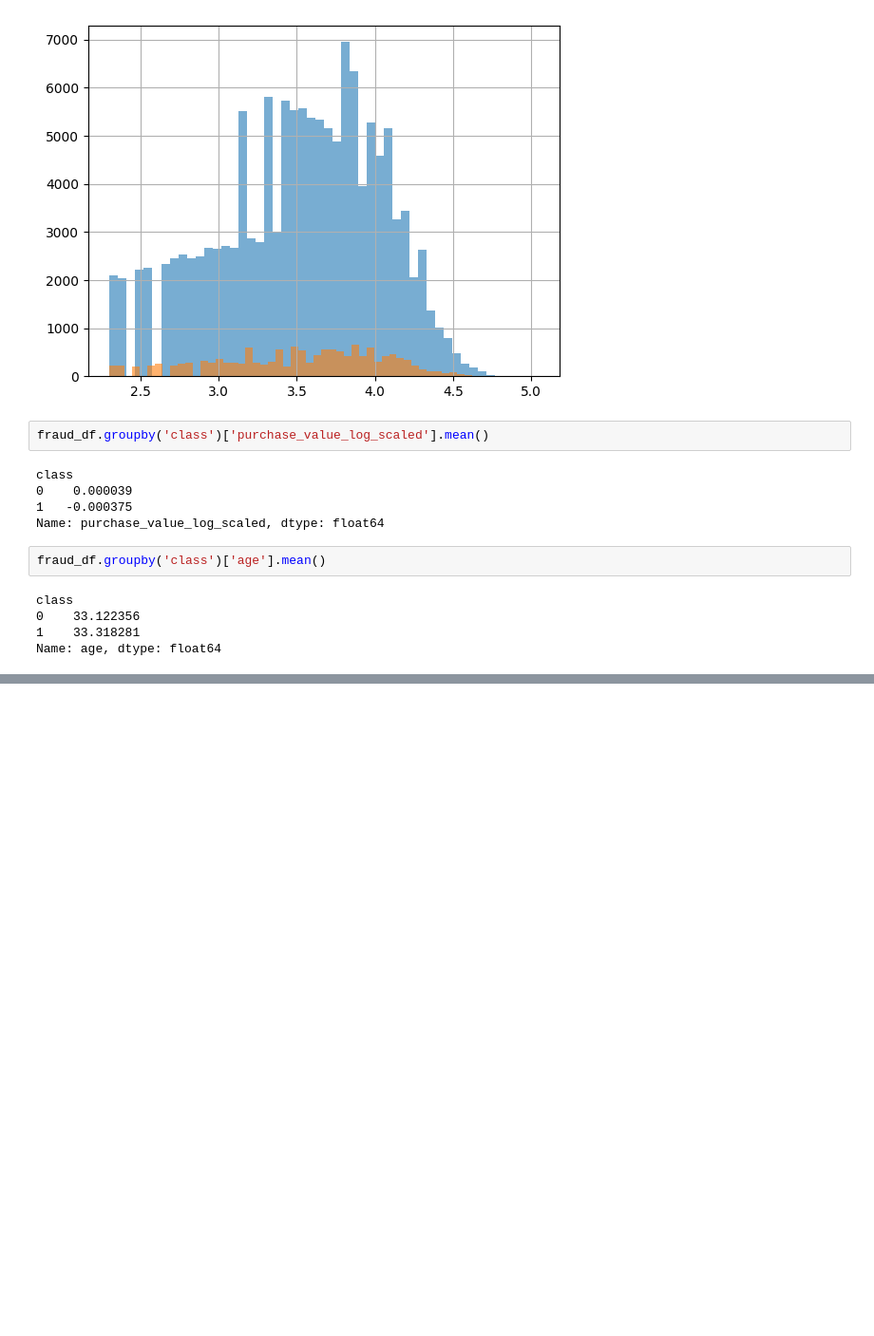
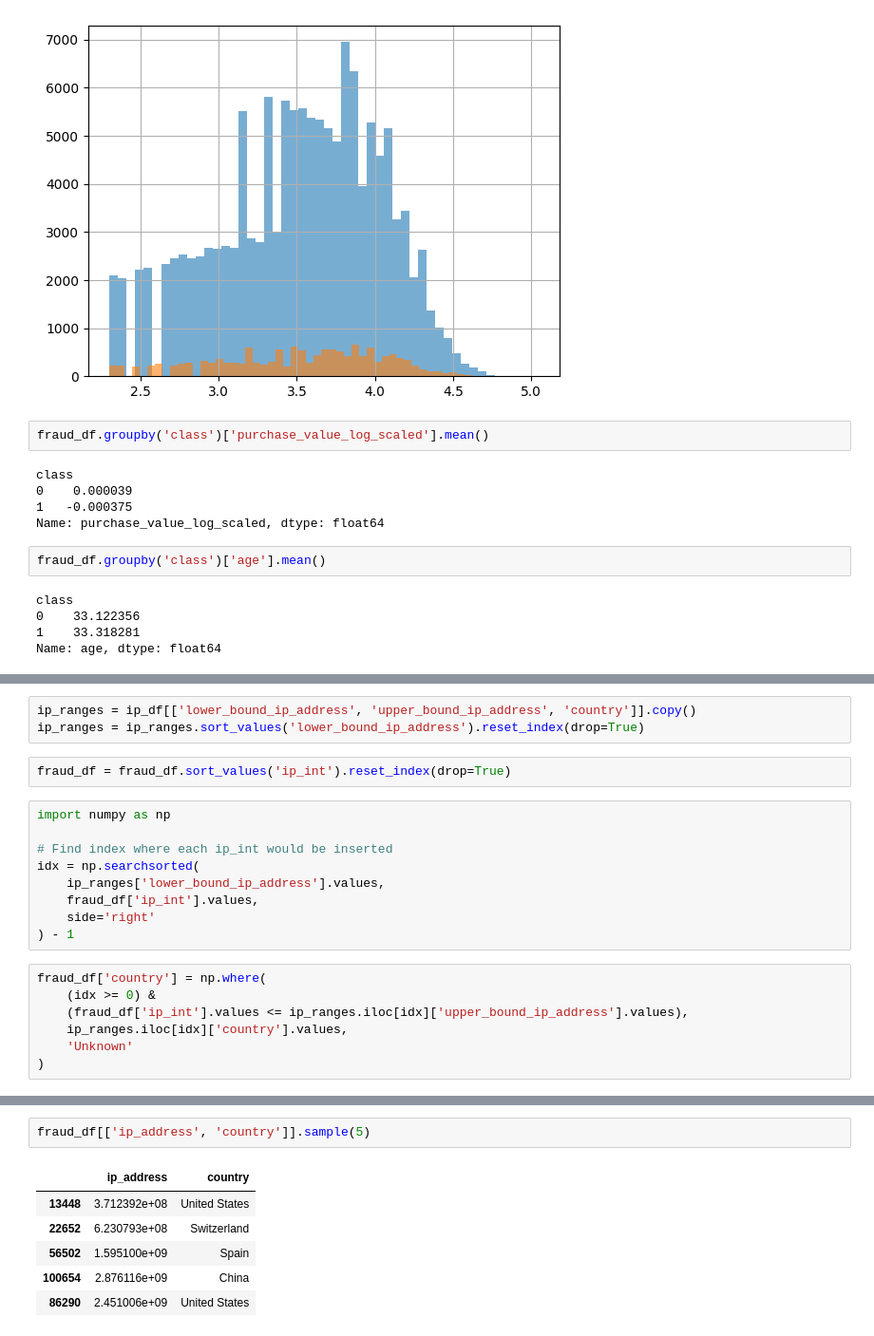
Before and after one commit to Feven777/detection-of-fraud-cases-for-e-commerce-and-bank-transactions, a Jupyter notebook: notebooks/eda-fraud-data.ipynb, the cells around one changed output, grey strips where cells are left out. Shown: that part at 95% size. Drawn from its saved outputs; the diff is of its cells as text; blank space fills up the shorter version.

```diff
--- a/notebooks/eda-fraud-data.ipynb
+++ b/notebooks/eda-fraud-data.ipynb
@@ -116,0 +158,21 @@ Name: age, dtype: float64
+# %%
+ip_ranges = ip_df[['lower_bound_ip_address', 'upper_bound_ip_address', 'country']].copy()
+ip_ranges = ip_ranges.sort_values('lower_bound_ip_address').reset_index(drop=True)
+# %%
+fraud_df = fraud_df.sort_values('ip_int').reset_index(drop=True)
+# %%
+import numpy as np
+
+# Find index where each ip_int would be inserted
+idx = np.searchsorted(
+    ip_ranges['lower_bound_ip_address'].values,
+    fraud_df['ip_int'].values,
+    side='right'
+) - 1
+# %%
+fraud_df['country'] = np.where(
+    (idx >= 0) &
+    (fraud_df['ip_int'].values <= ip_ranges.iloc[idx]['upper_bound_ip_address'].values),
+    ip_ranges.iloc[idx]['country'].values,
+    'Unknown'
+)
@@ -116,0 +189,9 @@ Name: age, dtype: float64
+# %%
+fraud_df[['ip_address', 'country']].sample(5)
+# %% [output]
+|  | ip_address | country |
+| 13448 | 3.712392e+08 | United States |
+| 22652 | 6.230793e+08 | Switzerland |
+| 56502 | 1.595100e+09 | Spain |
+| 100654 | 2.876116e+09 | China |
+| 86290 | 2.451006e+09 | United States |
```
Also changed, not shown: parts of 8 cells of this notebook.
